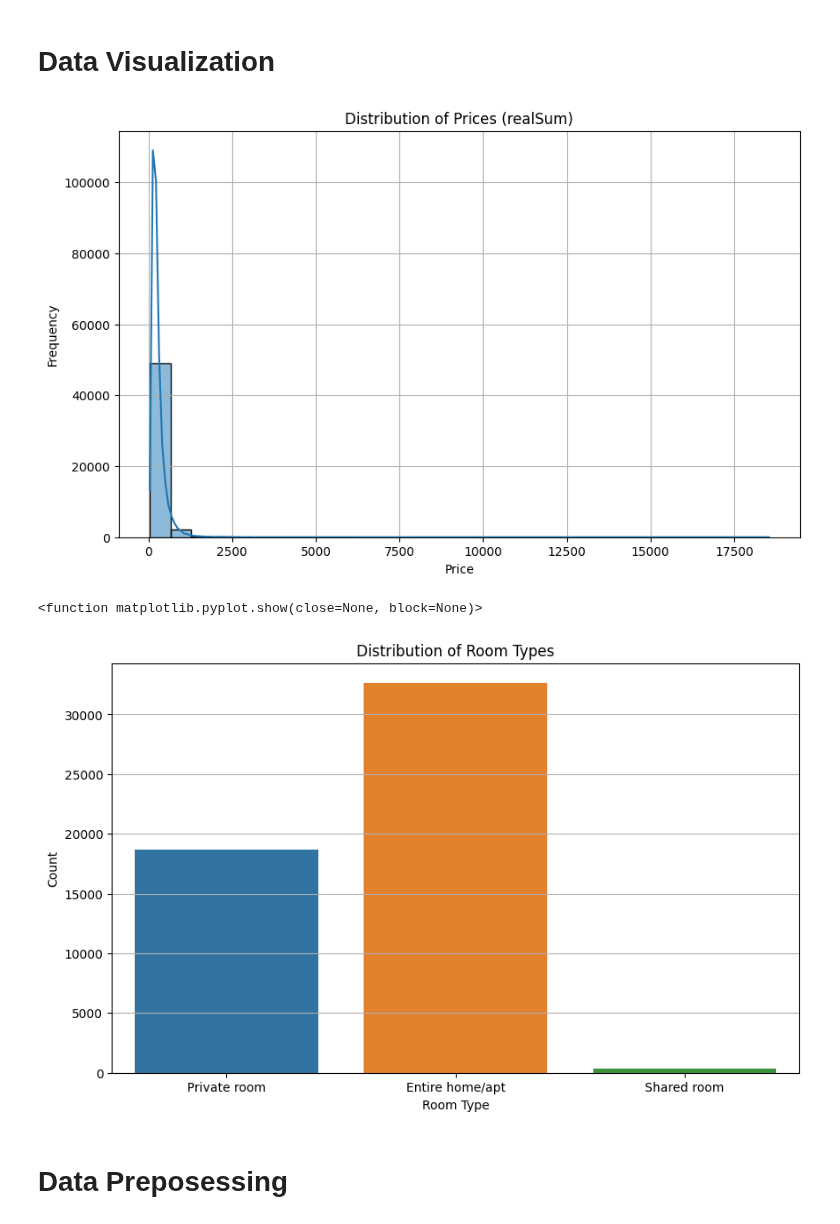
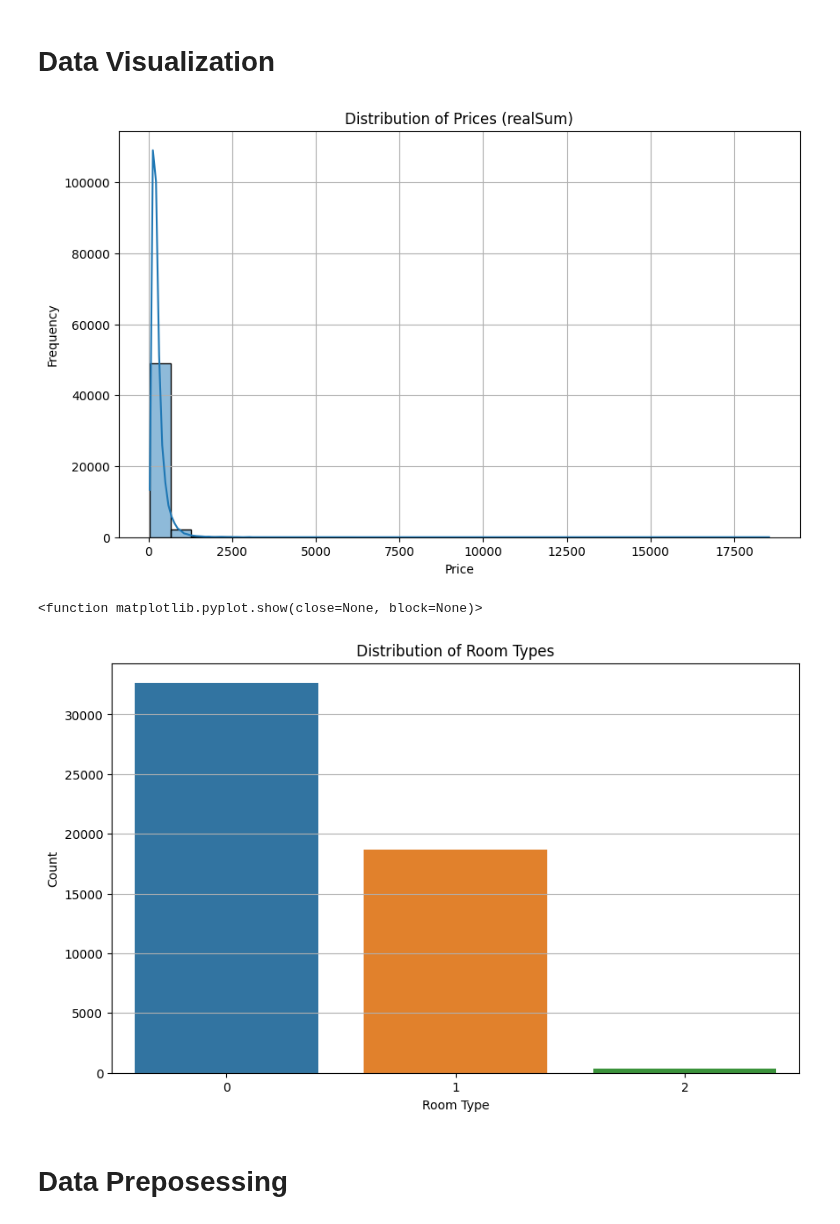
Before and after one commit to yutao-data/Pytorch-Airbnb-Price, a Jupyter notebook: notebooks/PyTorch-SVR-MLP.ipynb, the cells around one changed output. Drawn from its saved outputs; the diff is of its cells as text; code cells hidden in the pictures.

```diff
--- a/notebooks/PyTorch-SVR-MLP.ipynb
+++ b/notebooks/PyTorch-SVR-MLP.ipynb
@@ -115,0 +118,16 @@ print(df.shape)
+# %%
+df_copy = df
+# Encode categorical features
+label_encoders = {}
+for column in ['room_type', 'city']:
+    le = LabelEncoder()
+    df_copy[column] = le.fit_transform(df_copy[column])
+    label_encoders[column] = le
+
+# Convert boolean columns to int (True/False to 1/0)
+bool_columns = ['room_shared', 'room_private', 'host_is_superhost', 'weekday']
+for column in bool_columns:
+    df_copy[column] = df_copy[column].astype(int)
+
+# Show the updated dataframe and check types again
+df_copy.head(), df_copy.dtypes
@@ -115,0 +170,13 @@ print(df.shape)
+# %%
+# Calculate the correlation matrix
+correlation_matrix = df_copy.corr()
+
+# Filter out columns where the correlation with 'realSum' is between -0.1 and 0.1
+low_correlation_columns = correlation_matrix[(correlation_matrix['realSum'] > -0.1) & (correlation_matrix['realSum'] < 0.1)].index
+
+# Print the columns with low correlation
+print(low_correlation_columns)
+
+# Remove these columns from the dataset
+df_reduced = df.drop(columns=low_correlation_columns)
+print(df_reduced.head())
@@ -118,25 +203,25 @@ print(df.shape)
 # %%
 # 1. Summary Statistics for 'realSum'
 plt.figure(figsize=(10, 6))
-sns.histplot(df['realSum'], bins=30, kde=True)
+sns.histplot(df_reduced['realSum'], bins=30, kde=True)
 plt.title('Distribution of Prices (realSum)')
 plt.xlabel('Price')
 plt.ylabel('Frequency')
 plt.grid(True)
 plt.show()
 
 # 2. Distribution of Room Types
 plt.figure(figsize=(10, 6))
-sns.countplot(x='room_type', data=df)
+sns.countplot(x='room_type', data=df_reduced)
 plt.title('Distribution of Room Types')
 plt.xlabel('Room Type')
 plt.ylabel('Count')
 plt.grid(axis='y')
 plt.show
 # %% [output]
 [figure]
 <function matplotlib.pyplot.show(close=None, block=None)>
-[figure, old version]
+[figure, new version]
 # %% [markdown]
 # Data Preposessing
 # %% [markdown]
```
Also changed, not shown: parts of 27 cells of this notebook.
